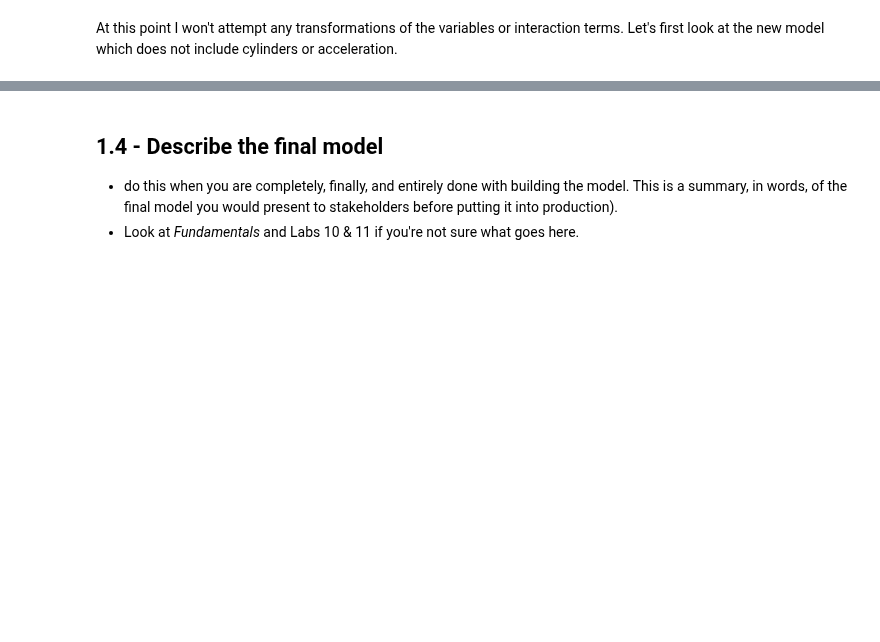
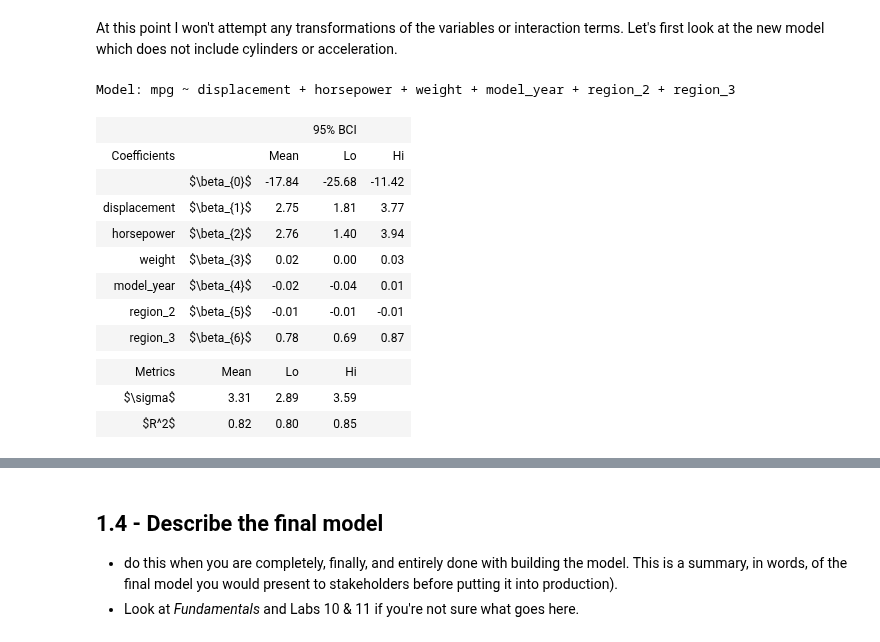
Before and after one commit to ansaridan/jhu-data-engineering-team-5, a Jupyter notebook: Problem_Set_5_2/Jhirsc21.ipynb, the cells around one changed output, grey strips where cells are left out. Cells and saved outputs as stored; diff of their text form; code cells hidden in the pictures; blank space fills up the shorter version.

```diff
--- a/Problem_Set_5_2/Jhirsc21.ipynb
+++ b/Problem_Set_5_2/Jhirsc21.ipynb
@@ -503,2 +503,21 @@ Our residual plots actually don't look too bad. For weight I might be inclined t
 # %% [markdown]
 At this point I won't attempt any transformations of the variables or interaction terms. Let's first look at the new model which does not include cylinders or acceleration.
+# %%
+model = 'mpg ~ displacement + horsepower + weight + model_year + region_2 + region_3'
+result_2 = models.bootstrap_linear_regression(model, data=data)
+models.describe_bootstrap_lr(result_2)
+# %% [output]
+Model: mpg ~ displacement + horsepower + weight + model_year + region_2 + region_3
+|  |  |  | 95% BCI |  |
+| Coefficients |  | Mean | Lo | Hi |
+|  | $\beta_{0}$ | -17.84 | -25.68 | -11.42 |
+| displacement | $\beta_{1}$ | 2.75 | 1.81 | 3.77 |
+| horsepower | $\beta_{2}$ | 2.76 | 1.40 | 3.94 |
+| weight | $\beta_{3}$ | 0.02 | 0.00 | 0.03 |
+| model_year | $\beta_{4}$ | -0.02 | -0.04 | 0.01 |
+| region_2 | $\beta_{5}$ | -0.01 | -0.01 | -0.01 |
+| region_3 | $\beta_{6}$ | 0.78 | 0.69 | 0.87 |
+|  |  |  |  |  |
+| Metrics | Mean | Lo | Hi |  |
+| $\sigma$ | 3.31 | 2.89 | 3.59 |  |
+| $R^2$ | 0.82 | 0.80 | 0.85 |  |
```
Also changed, not shown: parts of 13 cells of this notebook.
